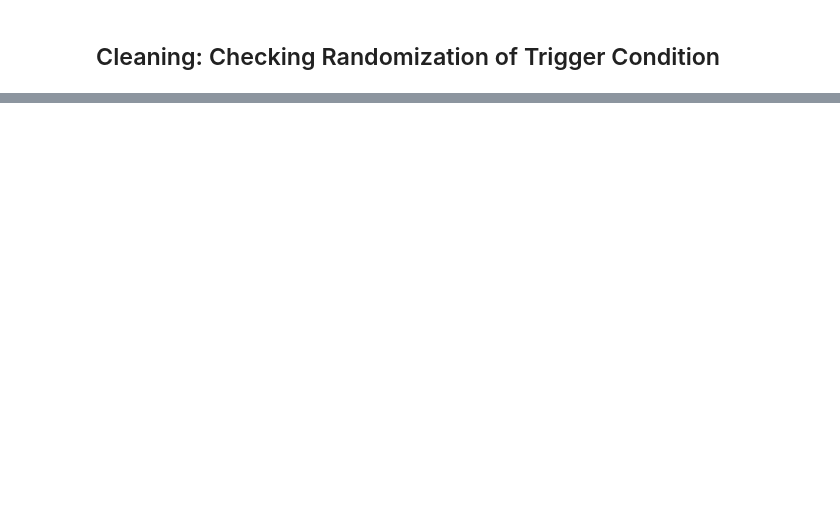
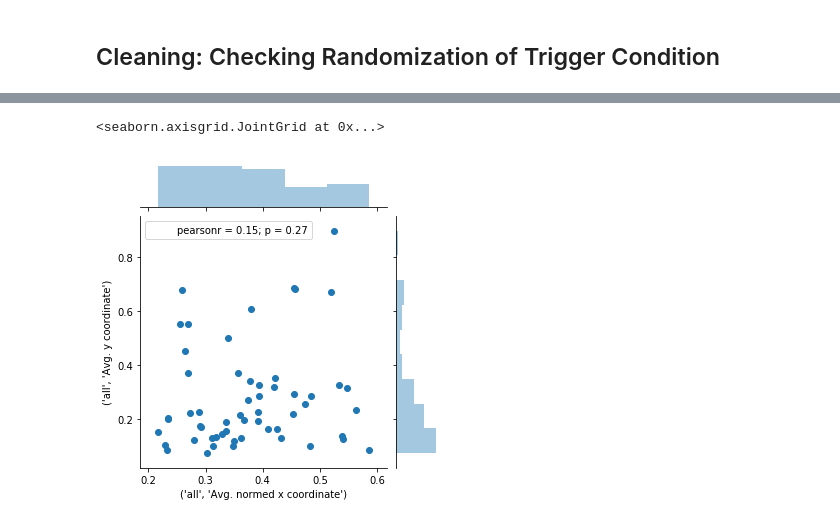
Before and after one commit to liffiton/ATLeS, a Jupyter notebook: notebooks/Atles-Stats-Descriptives.ipynb, the cells around one changed output, grey strips where cells are left out. Cells and saved outputs as stored; diff of their text form; code cells hidden in the pictures; blank space fills up the shorter version.

```diff
--- a/notebooks/Atles-Stats-Descriptives.ipynb
+++ b/notebooks/Atles-Stats-Descriptives.ipynb
@@ -464,0 +403,7 @@ processor.get_stats(include_phases=True)
+# %%
+# We can also use the seaborn library to make a similar plot
+# A seaborn jointplot shows bivariate scatterplots and univariate histograms in the same figure
+seaborn.jointplot(x=('all', 'Avg. normed x coordinate'), y=('all', 'Avg. y coordinate'), data=df, size=5)
+# %% [output]
+<seaborn.axisgrid.JointGrid at 0x...>
+[figure, added]
```
Also changed, not shown: parts of 36 cells of this notebook.
